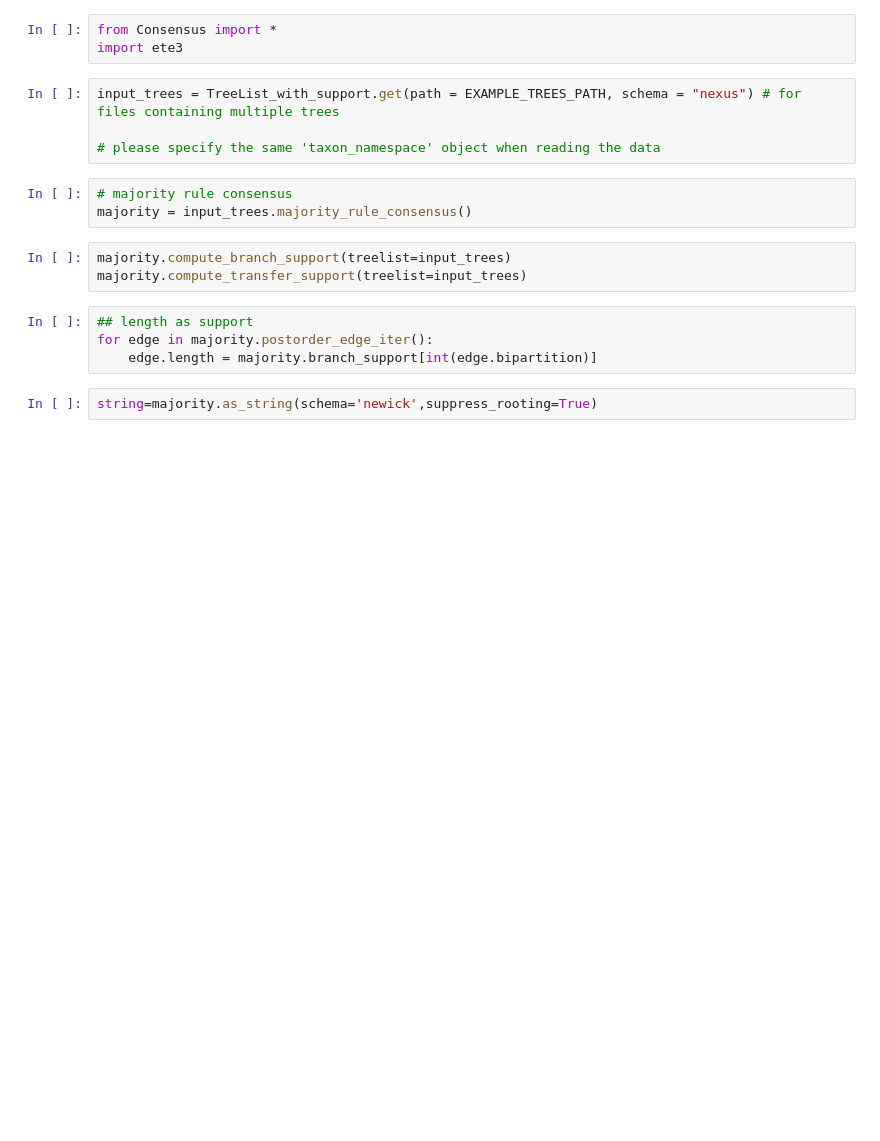
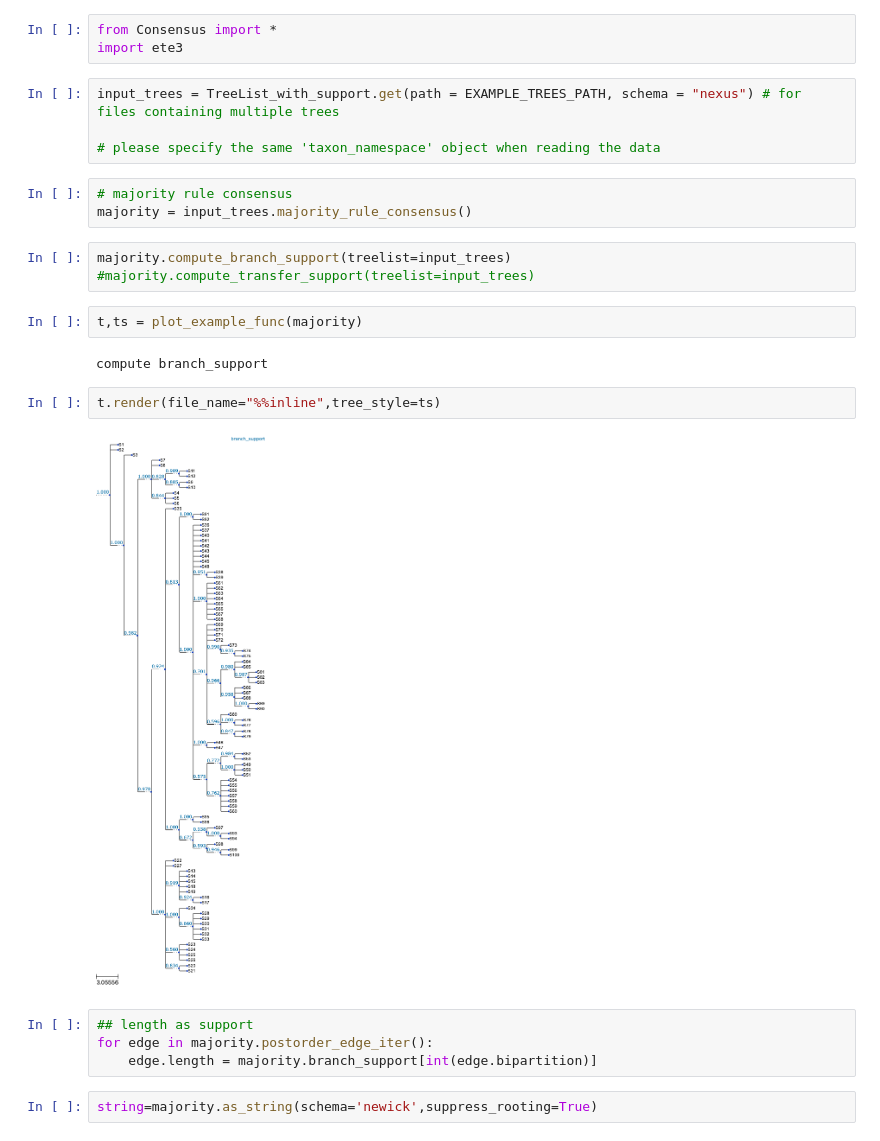
Before and after one commit to yukiregista/ConsensusProj, a Jupyter notebook: example_notebook/test_draw.ipynb, the cells around one changed output. Drawn from its saved outputs; the diff is of its cells as text; blank space fills up the shorter version.

Commit message:
make visualise func

```diff
--- a/example_notebook/test_draw.ipynb
+++ b/example_notebook/test_draw.ipynb
@@ -18,7 +18,15 @@ input_trees = TreeList_with_support.get(path = EXAMPLE_TREES_PATH, schema = "nex
 majority = input_trees.majority_rule_consensus()
 # %%
 majority.compute_branch_support(treelist=input_trees)
-majority.compute_transfer_support(treelist=input_trees)
+#majority.compute_transfer_support(treelist=input_trees)
+# %%
+t,ts = plot_example_func(majority)
+# %% [output]
+compute branch_support
+# %%
+t.render(file_name="%%inline",tree_style=ts)
+# %% [output]
+[figure, added]
 # %%
 ## length as support
 for edge in majority.postorder_edge_iter():
```
Also changed, not shown: parts of 7 cells of this notebook, 1 other file.
